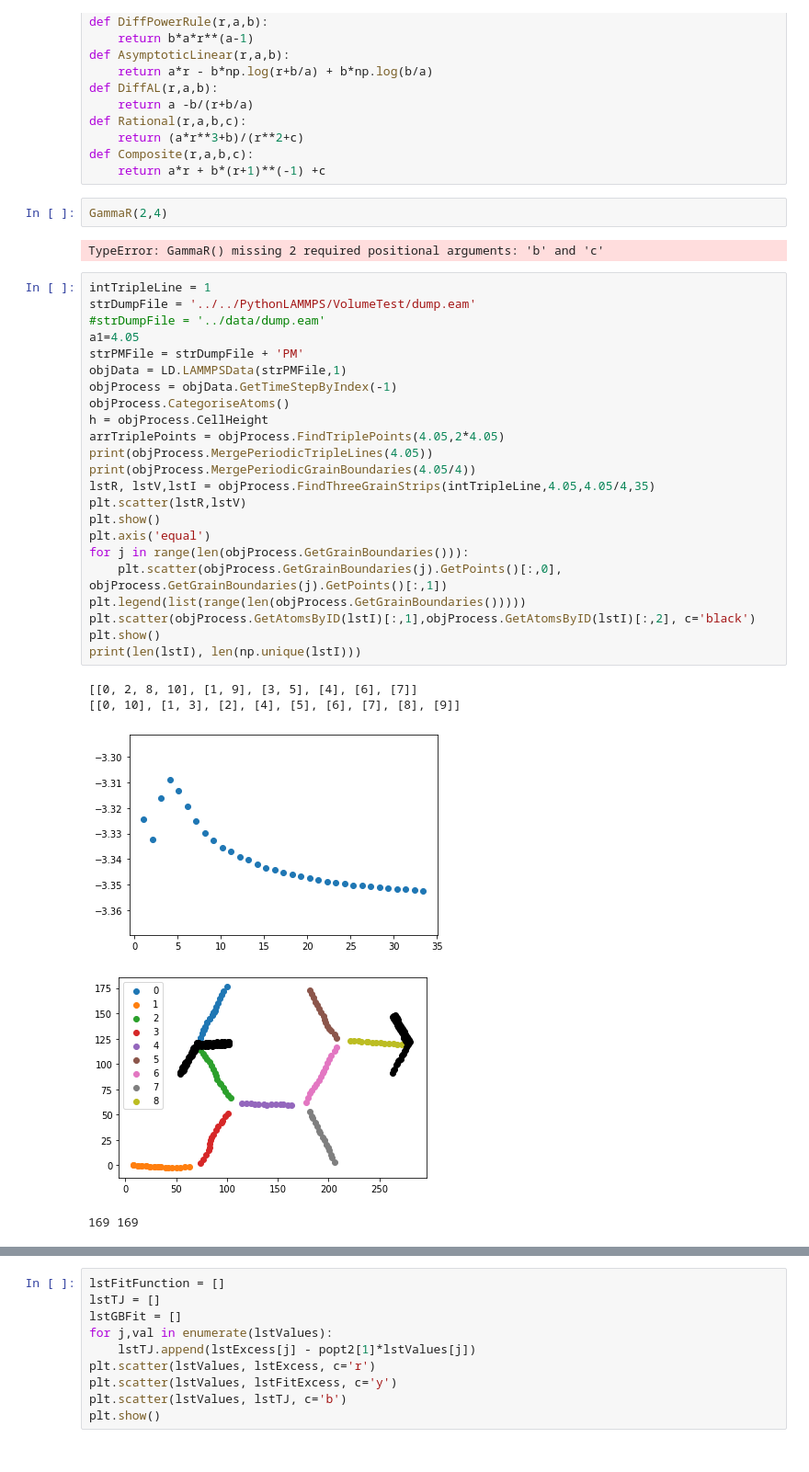
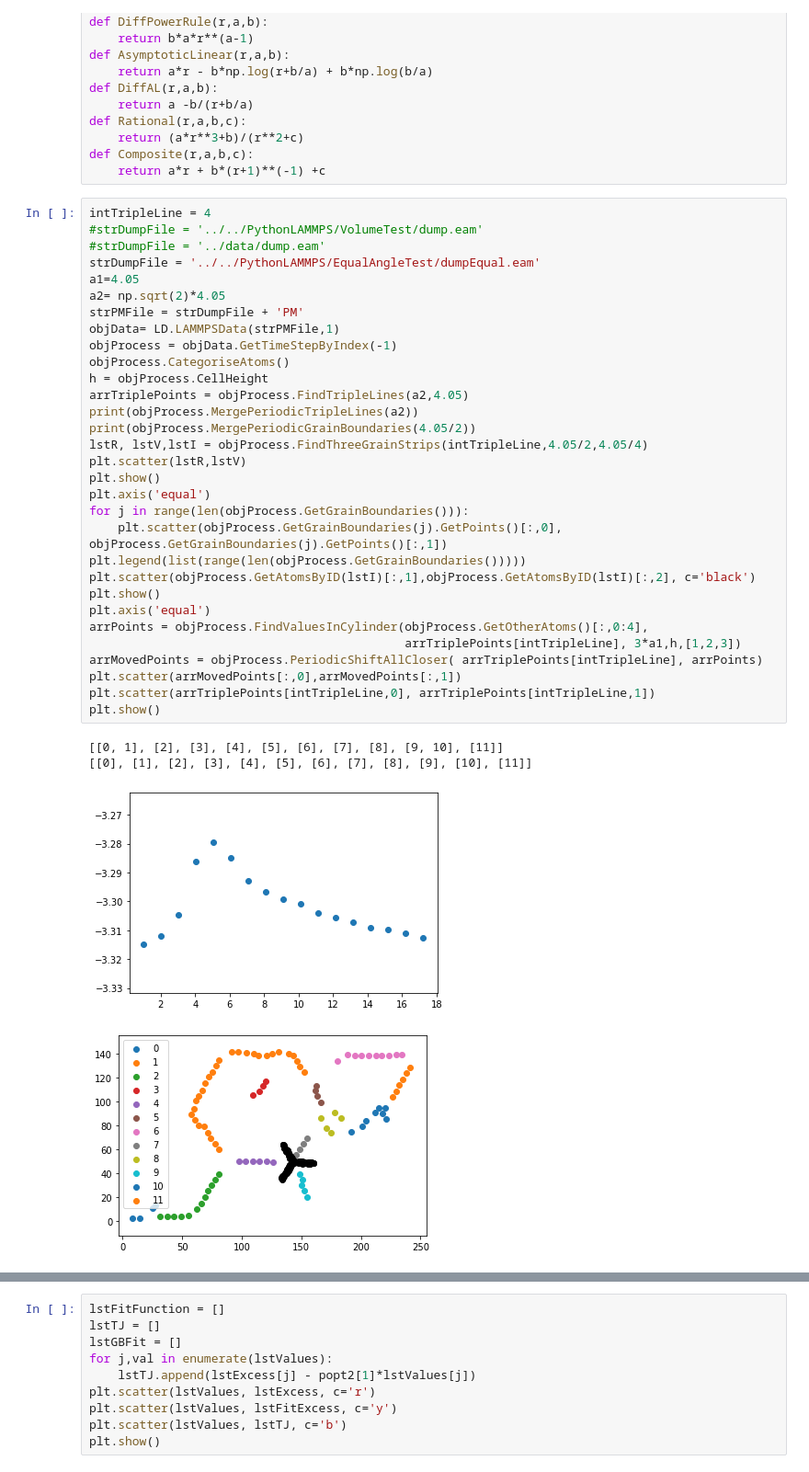
Before and after one commit to PaulTwine/TripleLines.github.io, a Jupyter notebook: TripleLine Fitting.ipynb, the cells around one changed output, grey strips where cells are left out. Shown at 92% size. Saved outputs shown, nothing was run; the diff lists cells and outputs as text.

```diff
--- a/TripleLine Fitting.ipynb
+++ b/TripleLine Fitting.ipynb
@@ -51,36 +49,39 @@ def Rational(r,a,b,c):
     return (a*r**3+b)/(r**2+c)
 def Composite(r,a,b,c):
     return a*r + b*(r+1)**(-1) +c
-# %%
-GammaR(2,4)
-# %% [output]
-TypeError: GammaR() missing 2 required positional arguments: 'b' and 'c'
 # %%
-intTripleLine = 1
-strDumpFile = '../../PythonLAMMPS/VolumeTest/dump.eam'
+intTripleLine = 4
+#strDumpFile = '../../PythonLAMMPS/VolumeTest/dump.eam'
 #strDumpFile = '../data/dump.eam'
+strDumpFile = '../../PythonLAMMPS/EqualAngleTest/dumpEqual.eam'
 a1=4.05
+a2= np.sqrt(2)*4.05
 strPMFile = strDumpFile + 'PM'
-objData = LD.LAMMPSData(strPMFile,1)
+objData= LD.LAMMPSData(strPMFile,1)
 objProcess = objData.GetTimeStepByIndex(-1)
 objProcess.CategoriseAtoms()
 h = objProcess.CellHeight
-arrTriplePoints = objProcess.FindTriplePoints(4.05,2*4.05)
-print(objProcess.MergePeriodicTripleLines(4.05))
-print(objProcess.MergePeriodicGrainBoundaries(4.05/4))
-lstR, lstV,lstI = objProcess.FindThreeGrainStrips(intTripleLine,4.05,4.05/4,35)
+arrTriplePoints = objProcess.FindTripleLines(a2,4.05)
+print(objProcess.MergePeriodicTripleLines(a2))
+print(objProcess.MergePeriodicGrainBoundaries(4.05/2))
+lstR, lstV,lstI = objProcess.FindThreeGrainStrips(intTripleLine,4.05/2,4.05/4)
 plt.scatter(lstR,lstV)
 plt.show()
 plt.axis('equal')
 for j in range(len(objProcess.GetGrainBoundaries())):
     plt.scatter(objProcess.GetGrainBoundaries(j).GetPoints()[:,0], objProcess.GetGrainBoundaries(j).GetPoints()[:,1])
 plt.legend(list(range(len(objProcess.GetGrainBoundaries()))))
 plt.scatter(objProcess.GetAtomsByID(lstI)[:,1],objProcess.GetAtomsByID(lstI)[:,2], c='black')
 plt.show()
-print(len(lstI), len(np.unique(lstI)))
+plt.axis('equal')
+arrPoints = objProcess.FindValuesInCylinder(objProcess.GetOtherAtoms()[:,0:4],
+                                            arrTriplePoints[intTripleLine], 3*a1,h,[1,2,3])
+arrMovedPoints = objProcess.PeriodicShiftAllCloser( arrTriplePoints[intTripleLine], arrPoints)
+plt.scatter(arrMovedPoints[:,0],arrMovedPoints[:,1])
+plt.scatter(arrTriplePoints[intTripleLine,0], arrTriplePoints[intTripleLine,1])
+plt.show()
 # %% [output]
-[[0, 2, 8, 10], [1, 9], [3, 5], [4], [6], [7]]
-[[0, 10], [1, 3], [2], [4], [5], [6], [7], [8], [9]]
+[[0, 1], [2], [3], [4], [5], [6], [7], [8], [9, 10], [11]]
+[[0], [1], [2], [3], [4], [5], [6], [7], [8], [9], [10], [11]]
-[figure, old version]
+[figure, new version]
-[figure, old version]
+[figure, new version]
-169 169
```
Also changed, not shown: parts of 9 cells of this notebook, 3 other files.
